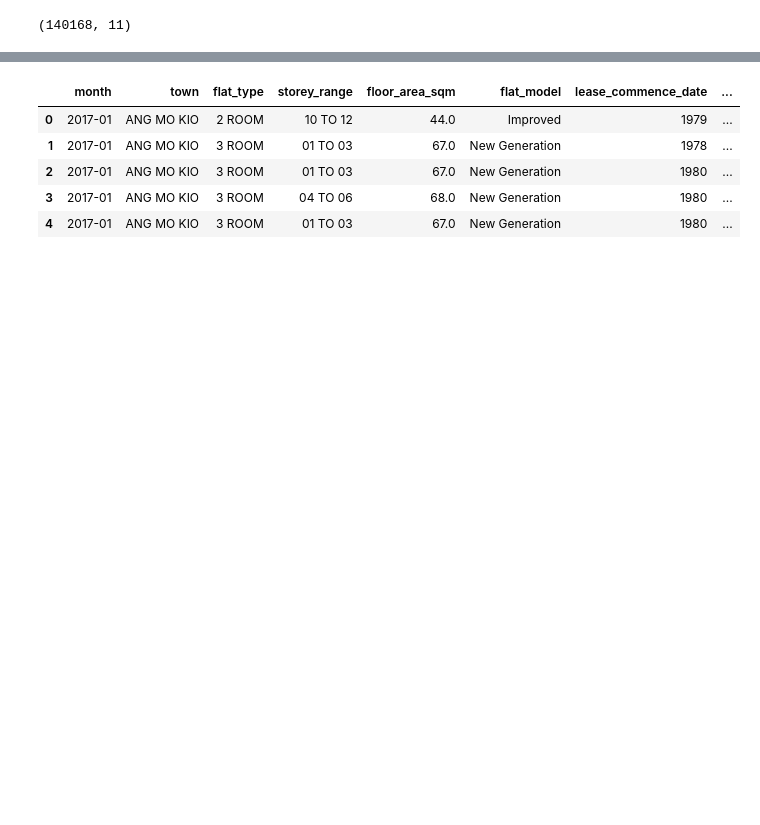
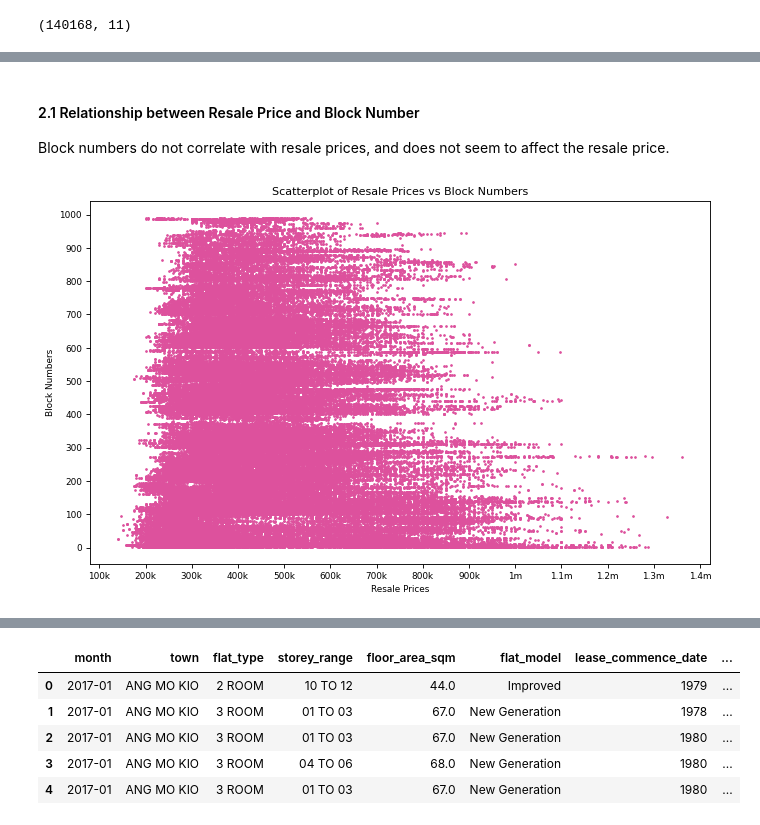
Before and after one commit to sallihin/hdb-resale-predictor, a Jupyter notebook: training-model.ipynb, the cells around one changed output, grey strips where cells are left out. Drawn from its saved outputs; the diff is of its cells as text; code cells hidden in the pictures; blank space fills up the shorter version.

```diff
--- a/training-model.ipynb
+++ b/training-model.ipynb
@@ -36,0 +55,23 @@ df.head()
+# %% [markdown]
+#### 2.1 Relationship between Resale Price and Block Number
+Block numbers do not correlate with resale prices, and does not seem to affect the resale price.
+# %%
+# Strip letters from block numbers
+df['block'] = df['block'].apply(lambda x: int(re.sub("\D+", "", x)))
+
+# Draw Plot
+plt.figure(figsize=(10,6), dpi= 80)
+plt.scatter(df['resale_price'], df['block'], s=2, c='#dd519d')
+
+# Decoration
+plt.xlabel("Resale Prices", fontsize=8); plt.ylabel("Block Numbers", fontsize=8)
+plt.title("Scatterplot of Resale Prices vs Block Numbers", fontsize=10)
+plt.xticks(ticks=[100000,200000,300000,400000,500000,600000,700000,800000,900000,1000000,1100000,1200000,1300000,1400000],
+           labels=['100k','200k','300k','400k','500k','600k','700k','800k','900k','1m','1.1m','1.2m','1.3m','1.4m'],
+           fontsize=8);
+plt.yticks(ticks=[0,100,200,300,400,500,600,700,800,900,1000],
+           fontsize=8)
+
+plt.show()
+# %% [output]
+[figure, added]
```
Also changed, not shown: parts of 25 cells of this notebook.
